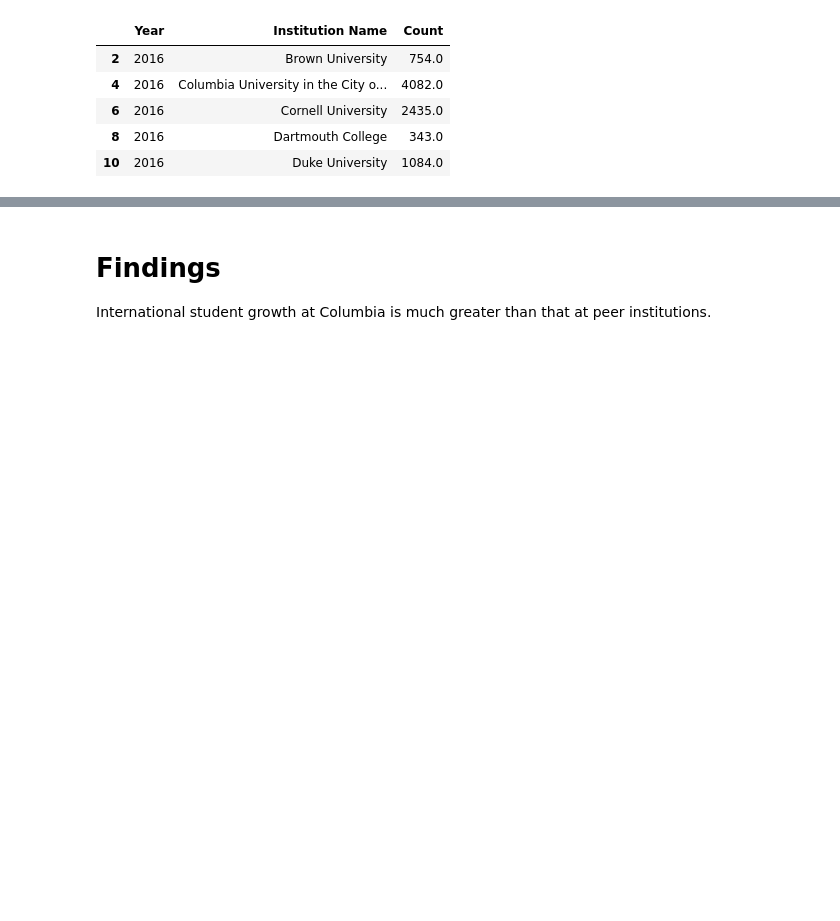
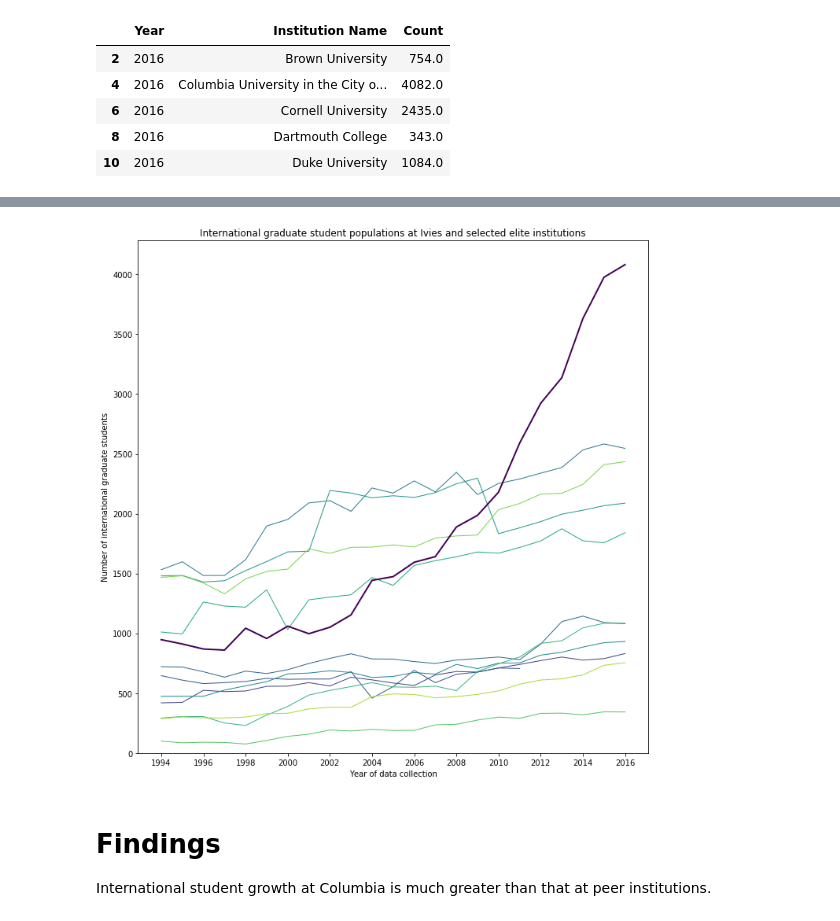
Before and after one commit to graphicsdesk/international-students, a Jupyter notebook: notebooks/gss-elite.ipynb, the cells around one changed output, grey strips where cells are left out. Saved outputs shown, nothing was run; the diff lists cells and outputs as text; code cells hidden in the pictures; blank space fills up the shorter version.

```diff
--- a/notebooks/gss-elite.ipynb
+++ b/notebooks/gss-elite.ipynb
@@ -62,3 +90,7 @@ plt.savefig('elites.png')
+# %%
+plotPopulations(export=True)
+# %% [output]
+[figure, added]
 # %% [markdown]
 # Findings
 
```
Also changed, not shown: parts of 6 cells of this notebook, 3 other files.
